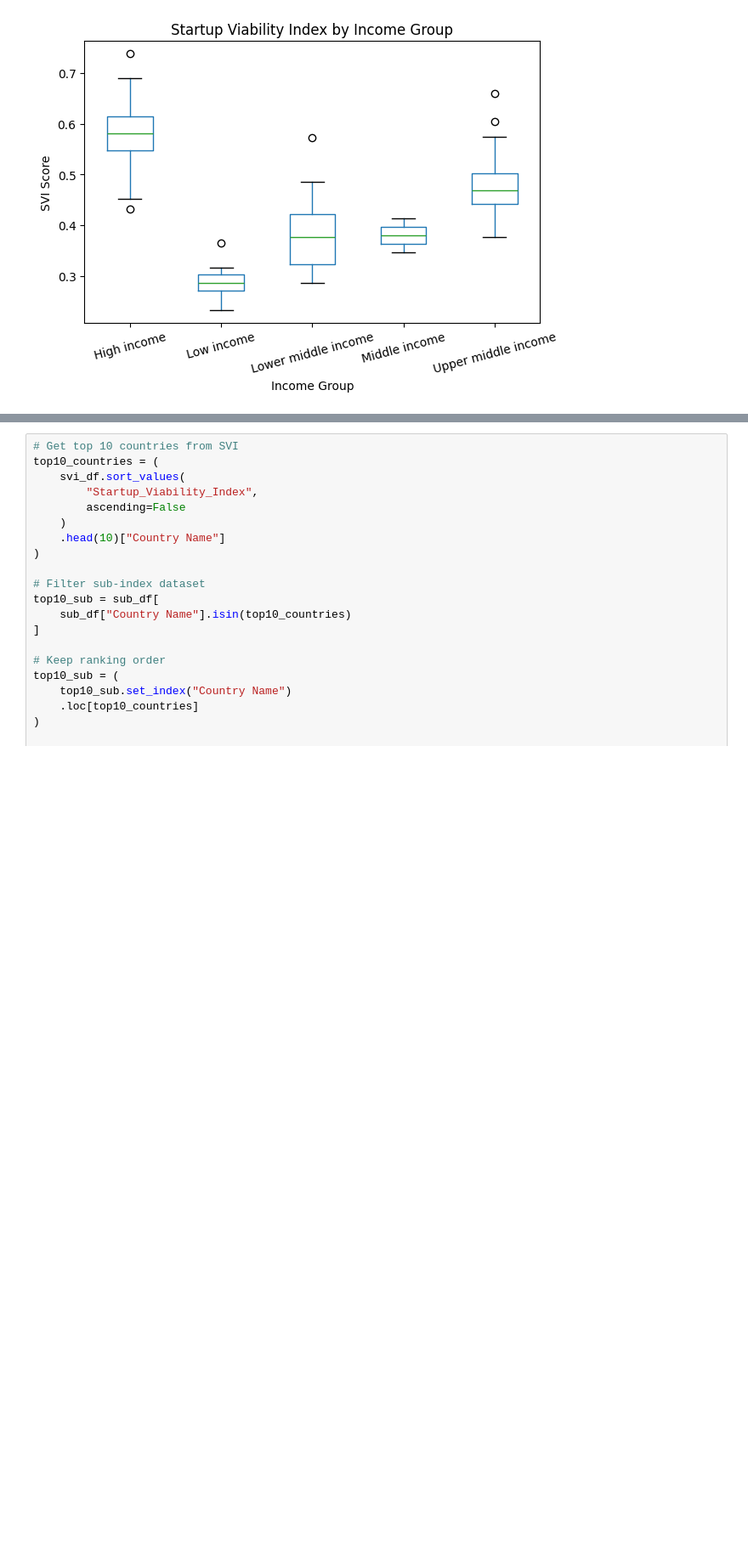
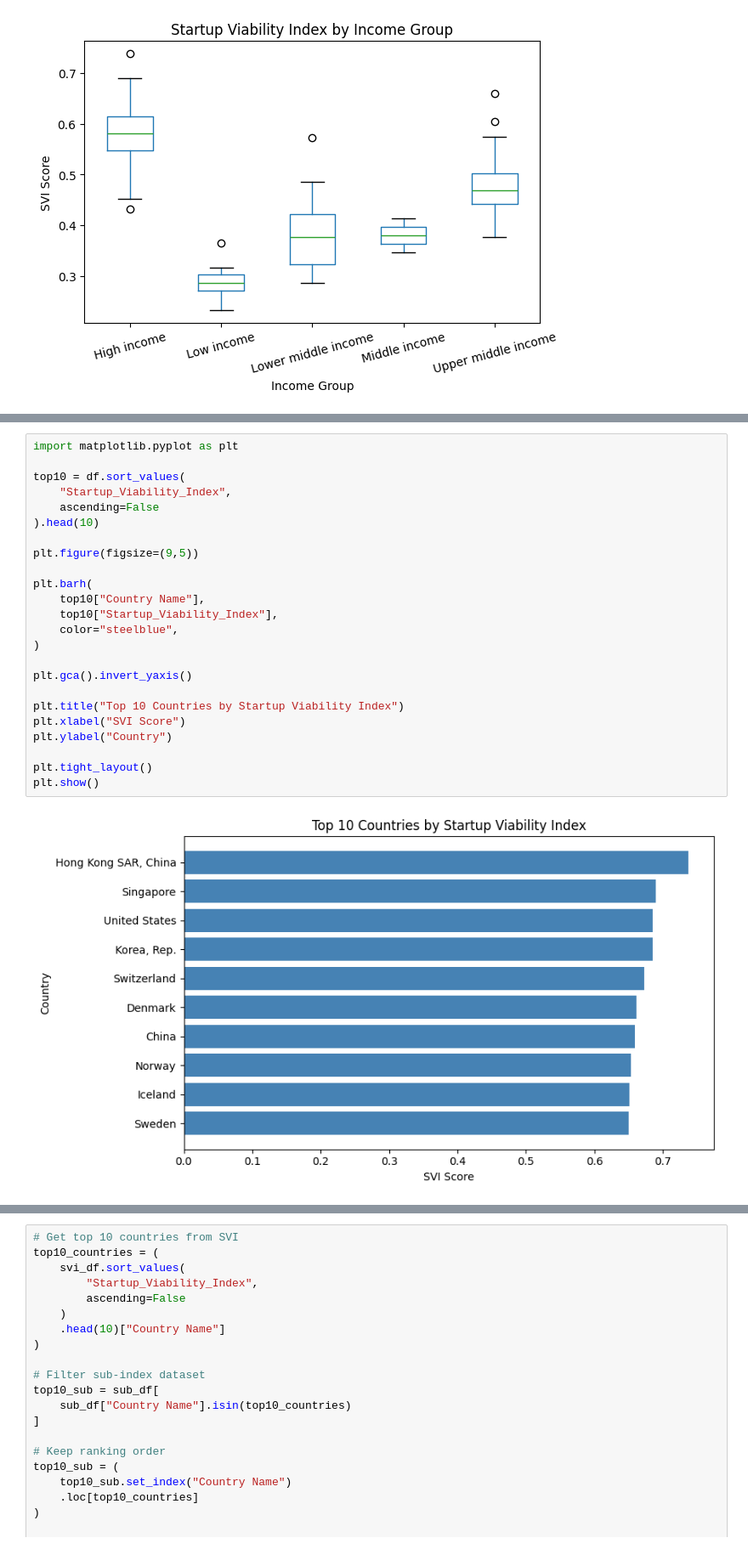
Before and after one commit to henryelga/Startup_Viability_Index, a Jupyter notebook: notebooks/08_visualisation.ipynb, the cells around one changed output, grey strips where cells are left out. Shown at 85% size. Saved outputs shown, nothing was run; the diff lists cells and outputs as text; blank space fills up the shorter version.

```diff
--- a/notebooks/08_visualisation.ipynb
+++ b/notebooks/08_visualisation.ipynb
@@ -108,0 +127,26 @@ plt.show()
+# %%
+import matplotlib.pyplot as plt
+
+top10 = df.sort_values(
+    "Startup_Viability_Index",
+    ascending=False
+).head(10)
+
+plt.figure(figsize=(9,5))
+
+plt.barh(
+    top10["Country Name"],
+    top10["Startup_Viability_Index"],
+    color="steelblue",
+)
+
+plt.gca().invert_yaxis()
+
+plt.title("Top 10 Countries by Startup Viability Index")
+plt.xlabel("SVI Score")
+plt.ylabel("Country")
+
+plt.tight_layout()
+plt.show()
+# %% [output]
+[figure, added]
```
Also changed, not shown: parts of 11 cells of this notebook.
